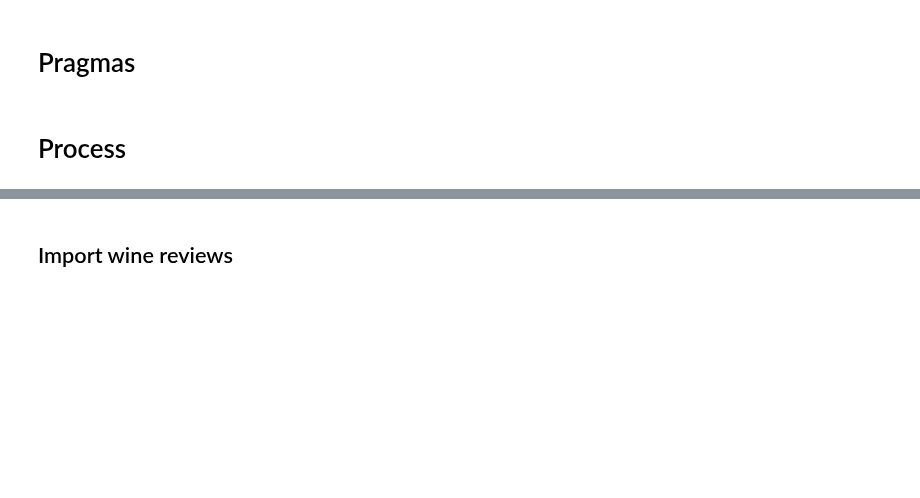
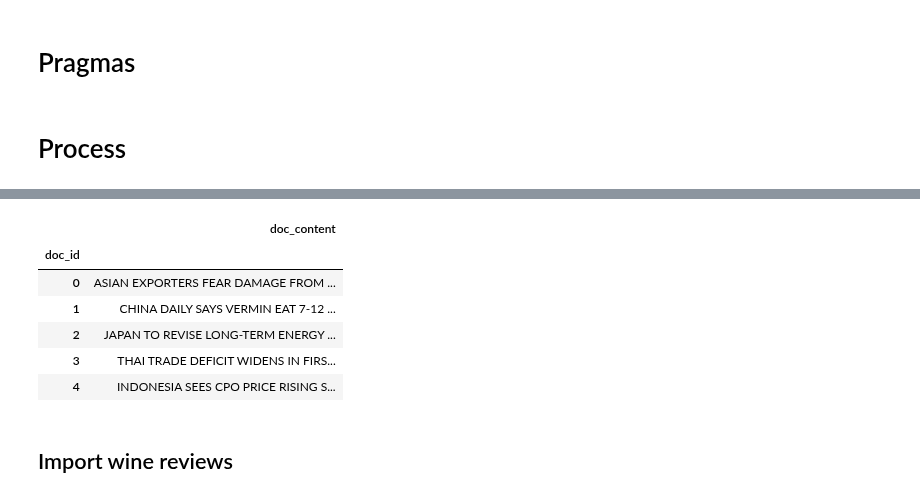
Before and after one commit to UVA-DSI/DS5559, a Jupyter notebook: labs/2019-04-25_Lab12/DS5559_NaiveBayes_Reuters.ipynb, the cells around one changed output, grey strips where cells are left out. Saved outputs shown, nothing was run; the diff lists cells and outputs as text; code cells hidden in the pictures; blank space fills up the shorter version.

```diff
--- a/labs/2019-04-25_Lab12/DS5559_NaiveBayes_Reuters.ipynb
+++ b/labs/2019-04-25_Lab12/DS5559_NaiveBayes_Reuters.ipynb
@@ -34,0 +65,13 @@ import textman as tx
+# %%
+stories = pd.DataFrame(reuters.raw().split('\n\n'), columns=['doc_content'])
+stories.index.name = 'doc_id'
+# %%
+stories.head()
+# %% [output]
+|  | doc_content |
+| doc_id |  |
+| 0 | ASIAN EXPORTERS FEAR DAMAGE FROM ... |
+| 1 | CHINA DAILY SAYS VERMIN EAT 7-12 ... |
+| 2 | JAPAN TO REVISE LONG-TERM ENERGY ... |
+| 3 | THAI TRADE DEFICIT WIDENS IN FIRS... |
+| 4 | INDONESIA SEES CPO PRICE RISING S... |
```
Also changed, not shown: parts of 6 cells of this notebook, 1 other file.
